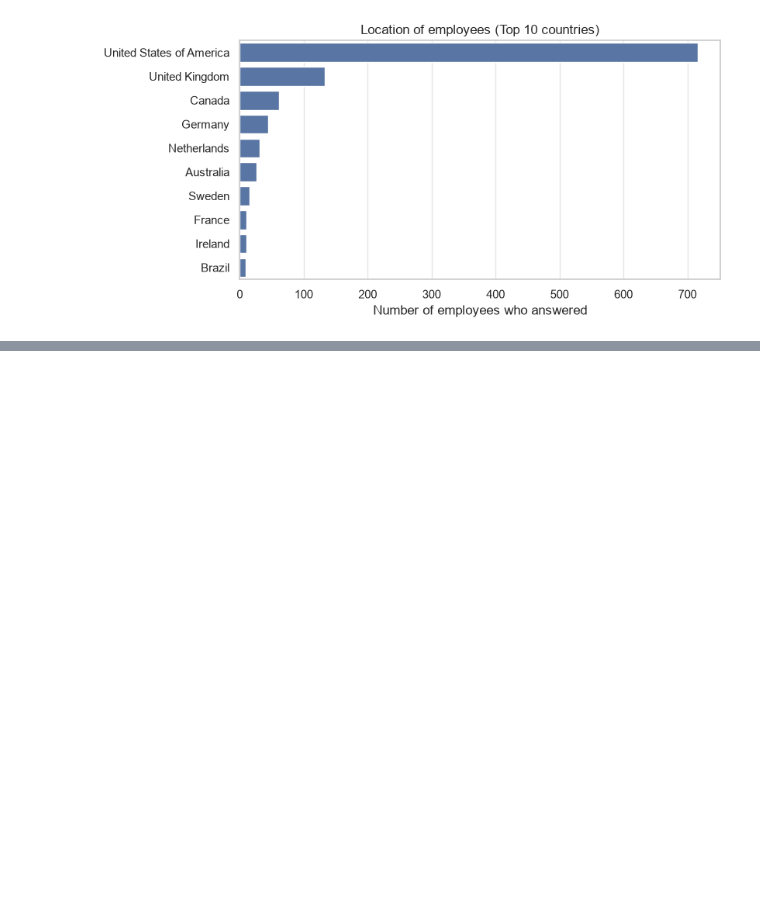
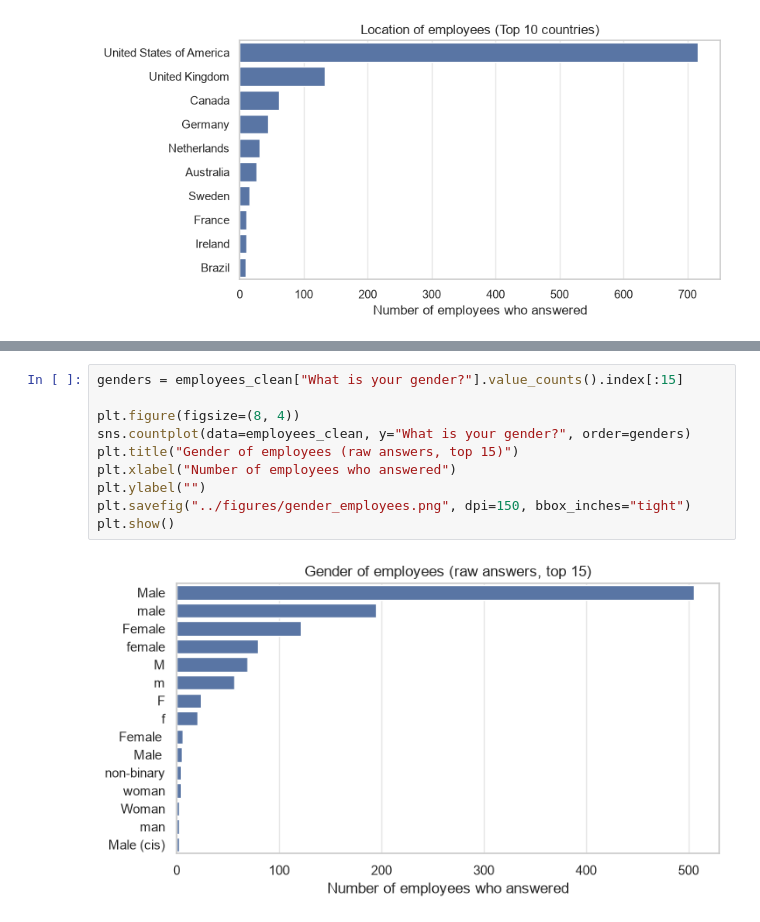
Before and after one commit to fluyid/osmi-mental-health-in-tech, a Jupyter notebook: osmi-clustering/notebooks/01_clustering.ipynb, the cells around one changed output, grey strips where cells are left out. Cells and saved outputs as stored; diff of their text form; blank space fills up the shorter version.

```diff
--- a/osmi-clustering/notebooks/01_clustering.ipynb
+++ b/osmi-clustering/notebooks/01_clustering.ipynb
@@ -187,0 +238,12 @@ plt.show()
+# %%
+genders = employees_clean["What is your gender?"].value_counts().index[:15]
+
+plt.figure(figsize=(8, 4))
+sns.countplot(data=employees_clean, y="What is your gender?", order=genders)
+plt.title("Gender of employees (raw answers, top 15)")
+plt.xlabel("Number of employees who answered")
+plt.ylabel("")
+plt.savefig("../figures/gender_employees.png", dpi=150, bbox_inches="tight")
+plt.show()
+# %% [output]
+[figure, added]
```
Also changed, not shown: parts of 1 cell of this notebook, 7 other files.
